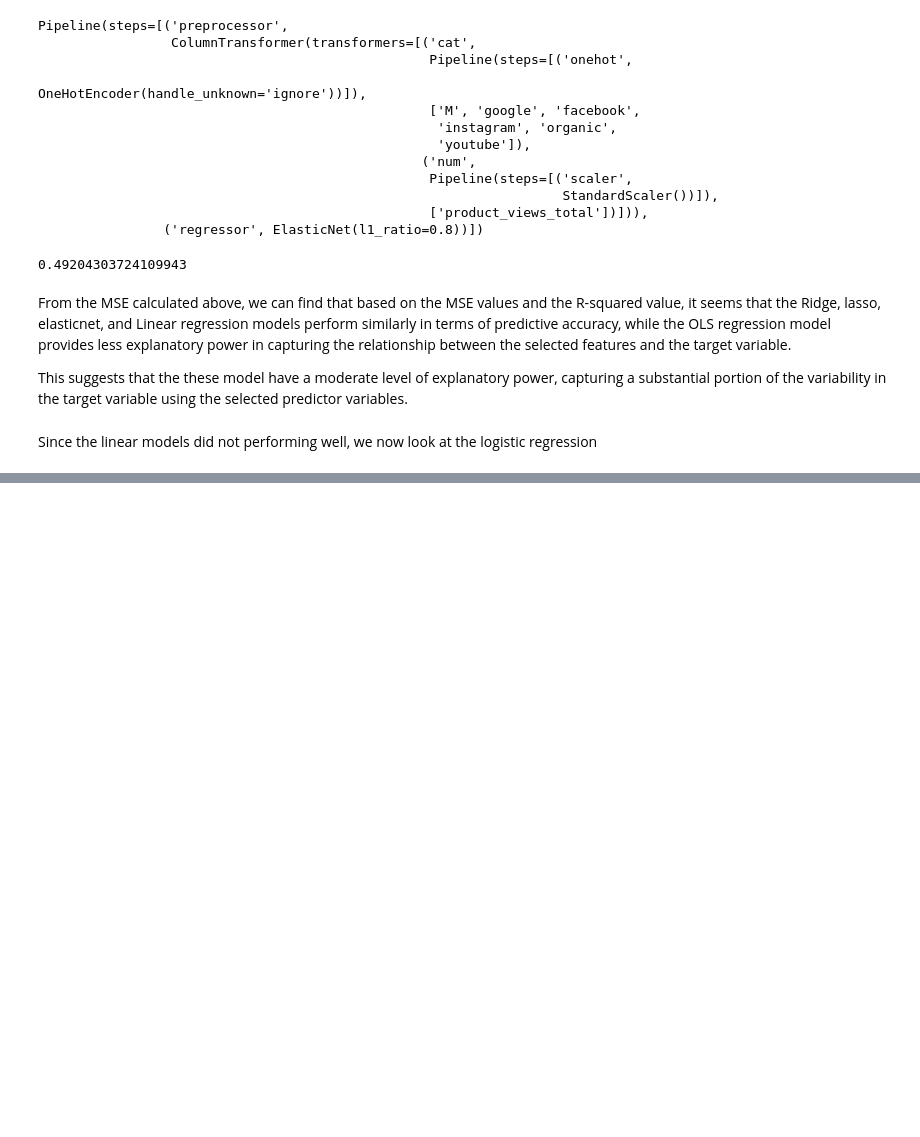
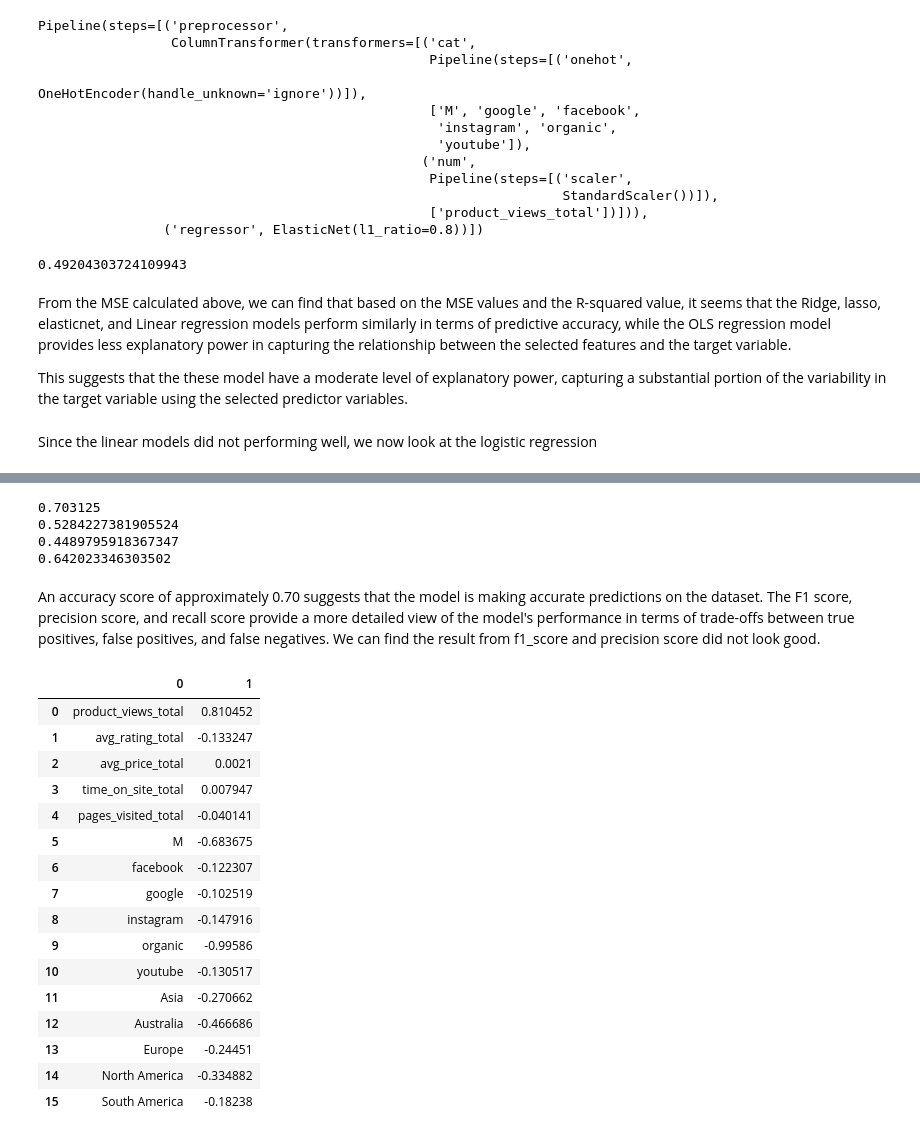
Before and after one commit to leningschulich/schulich_data_science, a Jupyter notebook: mban 6110 inclass code/final.ipynb, the cells around one changed output, grey strips where cells are left out. Drawn from its saved outputs; the diff is of its cells as text; code cells hidden in the pictures; blank space fills up the shorter version.

```diff
--- a/mban 6110 inclass code/final.ipynb
+++ b/mban 6110 inclass code/final.ipynb
@@ -520,0 +537,4 @@ Since the linear models did not performing well, we now look at the logistic reg
+# %%
+dummies_marketing_channel2= pd.get_dummies(df.visitor_location, dtype=int)
+# %%
+df = pd.concat([df,dummies_marketing_channel2],axis=1)
@@ -520,0 +569,11 @@ Since the linear models did not performing well, we now look at the logistic reg
+# %%
+from sklearn.linear_model import LogisticRegression
+
+log = LogisticRegression()
+columns = [ 'product_views_total',
+       'avg_rating_total', 'avg_price_total', 'time_on_site_total',
+       'pages_visited_total', 'M','facebook', 'google', 'instagram',
+       'organic', 'youtube','Asia', 'Australia', 'Europe', 'North America',
+       'South America']
+
+log.fit(df[columns], df['converted_Fri'])
@@ -520,0 +595,32 @@ Since the linear models did not performing well, we now look at the logistic reg
+# %%
+print(accuracy_score(pred,df['converted_Fri']))
+print(f1_score(pred,df['converted_Fri']))
+print(precision_score(pred,df['converted_Fri']))
+print(recall_score(pred,df['converted_Fri']))
+# %% [output]
+0.703125
+0.5284227381905524
+0.4489795918367347
+0.642023346303502
+# %% [markdown]
+An accuracy score of approximately 0.70 suggests that the model is making accurate predictions on the dataset. The F1 score, precision score, and recall score provide a more detailed view of the model's performance in terms of trade-offs between true positives, false positives, and false negatives. We can find the result from f1_score and precision score did not look good.
+# %%
+pd.DataFrame([log.feature_names_in_,log.coef_.flatten()]).T
+# %% [output]
+|  | 0 | 1 |
+| 0 | product_views_total | 0.810452 |
+| 1 | avg_rating_total | -0.133247 |
+| 2 | avg_price_total | 0.0021 |
+| 3 | time_on_site_total | 0.007947 |
+| 4 | pages_visited_total | -0.040141 |
+| 5 | M | -0.683675 |
+| 6 | facebook | -0.122307 |
+| 7 | google | -0.102519 |
+| 8 | instagram | -0.147916 |
+| 9 | organic | -0.99586 |
+| 10 | youtube | -0.130517 |
+| 11 | Asia | -0.270662 |
+| 12 | Australia | -0.466686 |
+| 13 | Europe | -0.24451 |
+| 14 | North America | -0.334882 |
+| 15 | South America | -0.18238 |
```
Also changed, not shown: parts of 6 cells of this notebook.
